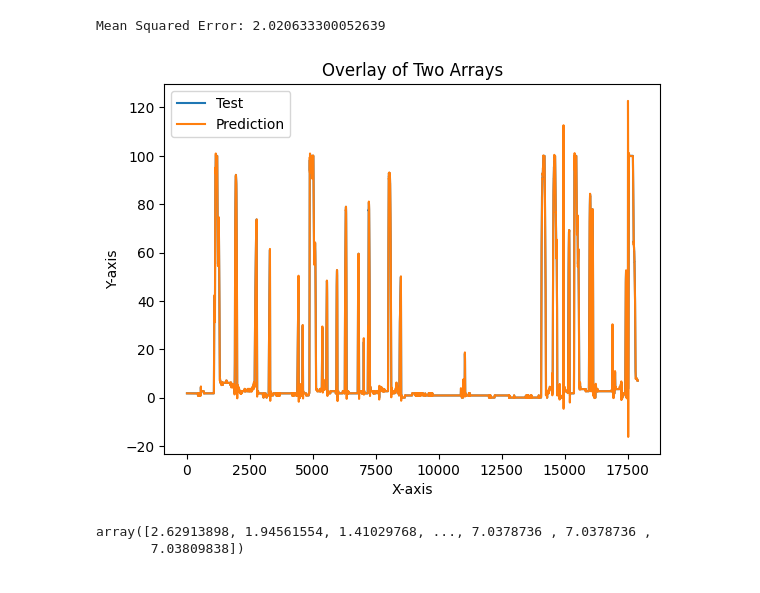
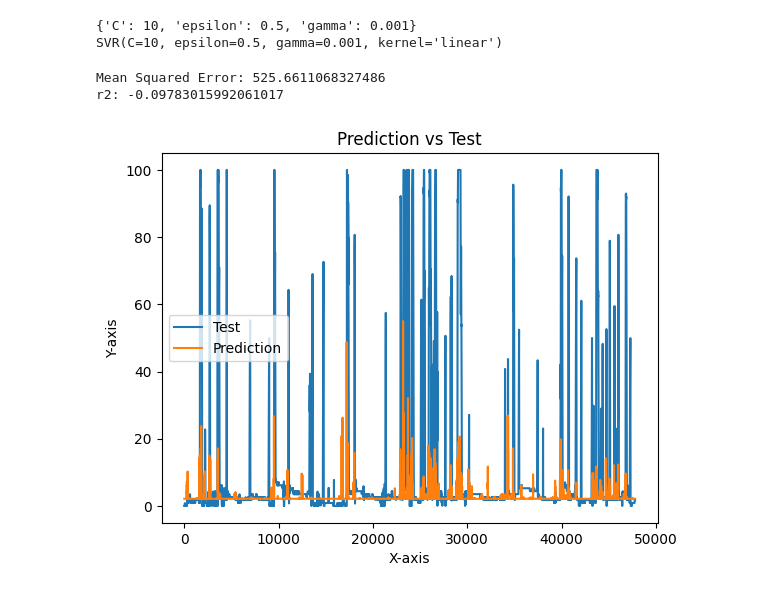
Before and after one commit to TeaDrinkingProgrammer/brabant-water-capstone, a Jupyter notebook: svm/svm.ipynb, the cells around one changed output. Cells and saved outputs as stored; diff of their text form; code cells hidden in the pictures.

Commit message:
SVM model near final version

```diff
--- a/svm/svm.ipynb
+++ b/svm/svm.ipynb
@@ -117,22 +118,14 @@ df_features.head()
 # %%
 # Extract features and target from the DataFrame
 X = df_features.loc[:, df_features.columns != 'percentage']
+X.drop(columns='timestamp', inplace=True)
 y = df_features['percentage']
 
-# # Convert to PyTorch tensors
-# X = torch.tensor(X.values, dtype=torch.float32)
-# y = torch.tensor(y.values, dtype=torch.float32)
-
 # Split the data into training and testing sets
-X_train, X_test, y_train, y_test = train_test_split(X, y, test_size=0.2, shuffle=False)
+X_train, X_test, y_train, y_test = train_test_split(X, y, test_size=0.5, shuffle=False)
 
 # Standardize Data
 scaler = MinMaxScaler()
 X_train_scaled = scaler.fit_transform(X_train)
 X_test_scaled = scaler.transform(X_test)
-
-# Train SVM Model
-model = svm.SVR(kernel='linear')
-
-model.fit(X_train_scaled, y_train.squeeze())
 # %% [output]
@@ -140,30 +173,45 @@ SVR(kernel='linear')
+# %%
+best_params = grid_search.best_params_
+best_model = grid_search.best_estimator_
+
+print(best_params)
+print(best_model)
+# %% [output]
+{'C': 10, 'epsilon': 0.5, 'gamma': 0.001}
+SVR(C=10, epsilon=0.5, gamma=0.001, kernel='linear')
 # %%
-# Make Predictions
-predictions = model.predict(X_test_scaled)
-y_test = y_test.to_numpy()
-# Evaluate the Model
-mse = mean_squared_error(y_test, predictions)
-print(f'Mean Squared Error: {mse.item()}')
+def predict_and_evaluate(y_test, model):
+    # Make Predictions
+    predictions = best_model.predict(X_test_scaled)
+    y_test_converted = y_test.to_numpy()
 
-# Plotting
-plt.plot(y_test[3000:], label='Test')
-plt.plot(predictions[3000:], label='Prediction')
+    # Use np.clip to limit values between 0 and 100
+    predictions_clipped = np.clip(predictions, 0, 100)
 
-# Adding labels and title
-plt.xlabel('X-axis')
-plt.ylabel('Y-axis')
-plt.title('Overlay of Two Arrays')
+    # Evaluate the Model
+    mse = mean_squared_error(y_test_converted, predictions_clipped)
+    print(f'Mean Squared Error: {mse.item()}')
 
-# Adding legend
-plt.legend()
+    r2 = r2_score(y_test_converted, predictions_clipped)
+    print(f'r2: {r2.item()}')
 
-# Display the plot
-plt.show()
+    # Plotting
+    plt.plot(y_test_converted, label='Test')
+    plt.plot(predictions_clipped, label='Prediction')
+
+    # Adding labels and title
+    plt.xlabel('X-axis')
+    plt.ylabel('Y-axis')
+    plt.title('Prediction vs Test')
+
+    # Adding legend
+    plt.legend()
+
+    # Display the plot
+    plt.show()
+
+predict_and_evaluate(y_test, best_model)
 # %% [output]
-Mean Squared Error: 2.020633300052639
+Mean Squared Error: 525.6611068327486
+r2: -0.09783015992061017
-[figure, old version]
+[figure, new version]
-# %%
-predictions
-# %% [output]
-array([2.62913898, 1.94561554, 1.41029768, ..., 7.0378736 , 7.0378736 ,
-       7.03809838])
```
Also changed, not shown: parts of 10 cells of this notebook, 4 other files.
